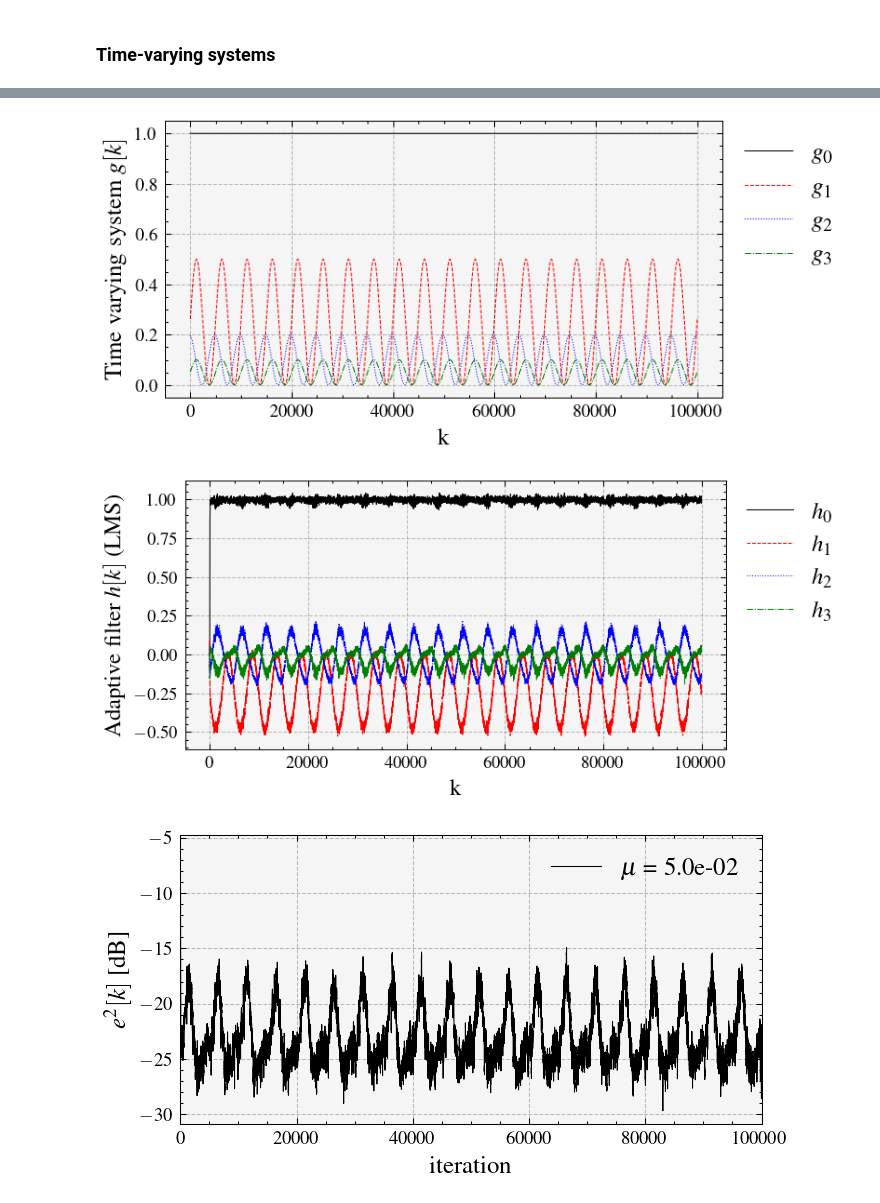
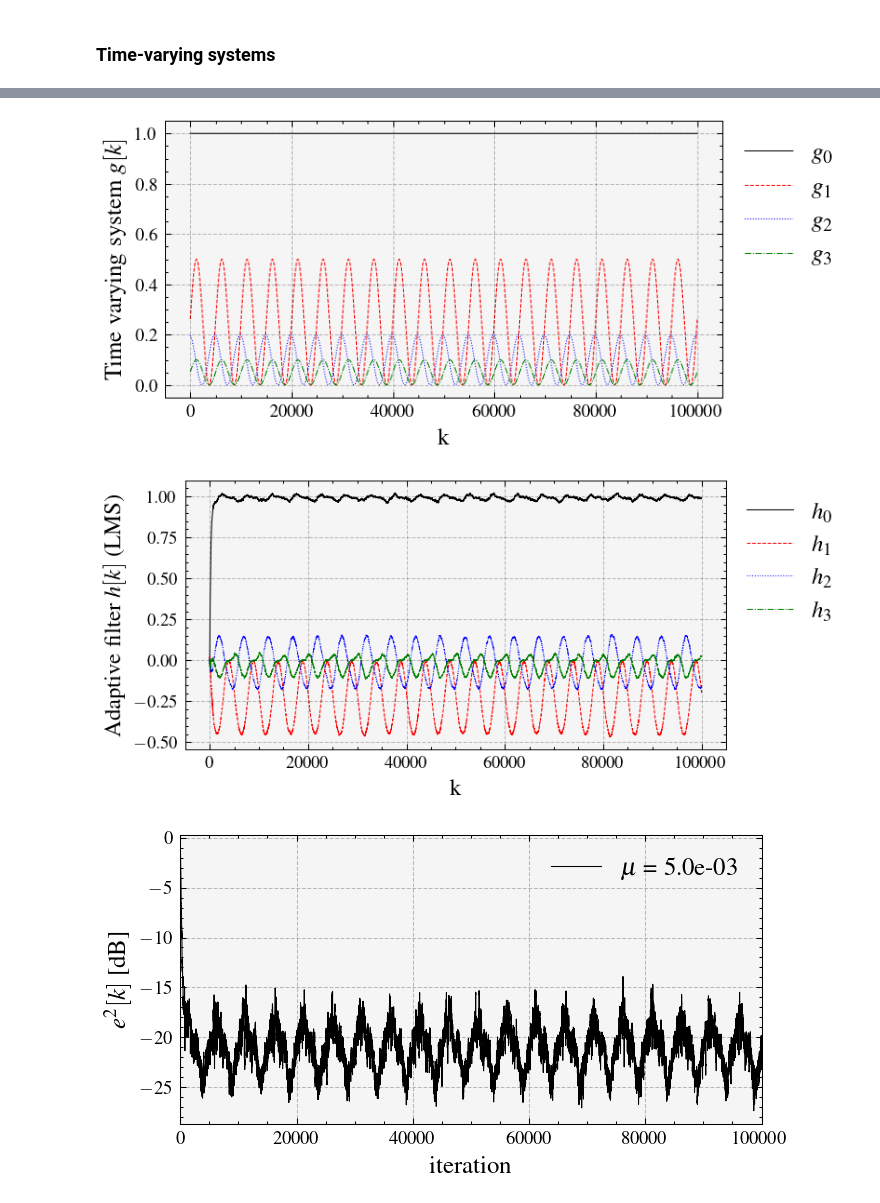
Before and after one commit to edsonportosilva/AdaptiveSignalProcessing, a Jupyter notebook: notebooks/4. The Wiener filter and the LMS algorithm.ipynb, the cells around one changed output, grey strips where cells are left out. Drawn from its saved outputs; the diff is of its cells as text; code cells hidden in the pictures.

```diff
--- a/notebooks/4. The Wiener filter and the LMS algorithm.ipynb
+++ b/notebooks/4. The Wiener filter and the LMS algorithm.ipynb
@@ -511,7 +528,7 @@ from utils import random_square_signal
 # %%
 σ2 = 0.0025 # noise variance
 Ntaps = 4
-H = np.zeros((len(x), ntaps))
+H = np.zeros((len(x), Ntaps))
 
 fh = 100
 fs = 500000
@@ -522,6 +539,9 @@ H[:,1] = 0.25 + 0.25*np.sin(2*np.pi*fh*timeIdx + np.pi/67)
 H[:,2] = 0.1 + 0.1*np.cos(2*np.pi*fh*timeIdx + np.pi/13)
 H[:,3] = 0.05 + 0.05*np.sin(2*np.pi*fh*timeIdx + np.pi/77)
 
+# for k in range(len(x)):
+#     H[k,:] += np.random.normal(0, np.sqrt(σ2), Ntaps)
+
 # Time-varying system
 y = time_varying_filter(x, H)
 
@@ -530,44 +550,44 @@ n = np.random.normal(0, np.sqrt(σ2), len(y))
 y += n
 
 # LMS algorithm
-μ = 5e-2
+μ = 5e-3
 out, h, squaredError, H_lms = lms(y, x, Ntaps, μ)
 # %%
 plt.figure()
-for k in range(ntaps):
+for k in range(Ntaps):
     plt.plot(H[:,k],label = f'$g_{k}$')
 
 plt.xlabel('k')
 plt.ylabel('Time varying system $\\boldsymbol{g}[k]$')
 plt.legend()
 plt.legend(bbox_to_anchor=(1, 1))
 plt.grid();
 
 plt.figure()
-for k in range(ntaps):
+for k in range(Ntaps):
     plt.plot(H_lms[:,k],label = f'$h_{k}$')
 
 plt.xlabel('k')
 plt.ylabel('Adaptive filter $\\boldsymbol{h}[k]$ (LMS)')
 plt.legend()
 plt.legend(bbox_to_anchor=(1, 1))
 plt.grid();
 
 average_window_len = 50
 error_dB = 10*np.log10(np.convolve(squaredError,np.ones(average_window_len)/average_window_len, 'same'))
 
 plt.figure()
 plt.plot(error_dB, label= f'$\\mu$ = {μ:.1e}')
 plt.xlim(0,len(error_dB))
 plt.xlabel('iteration')
 plt.ylabel('$e^2[k]$ [dB]')
 plt.legend()
 plt.legend(bbox_to_anchor=(1, 1))
 plt.grid();
 # %% [output]
 [figure]
-[figure, old version]
+[figure, new version]
-[figure, old version]
+[figure, new version]
 # %%
 start = 0
 ind = np.arange(start,start+20001)
```
Also changed, not shown: parts of 23 cells of this notebook.
